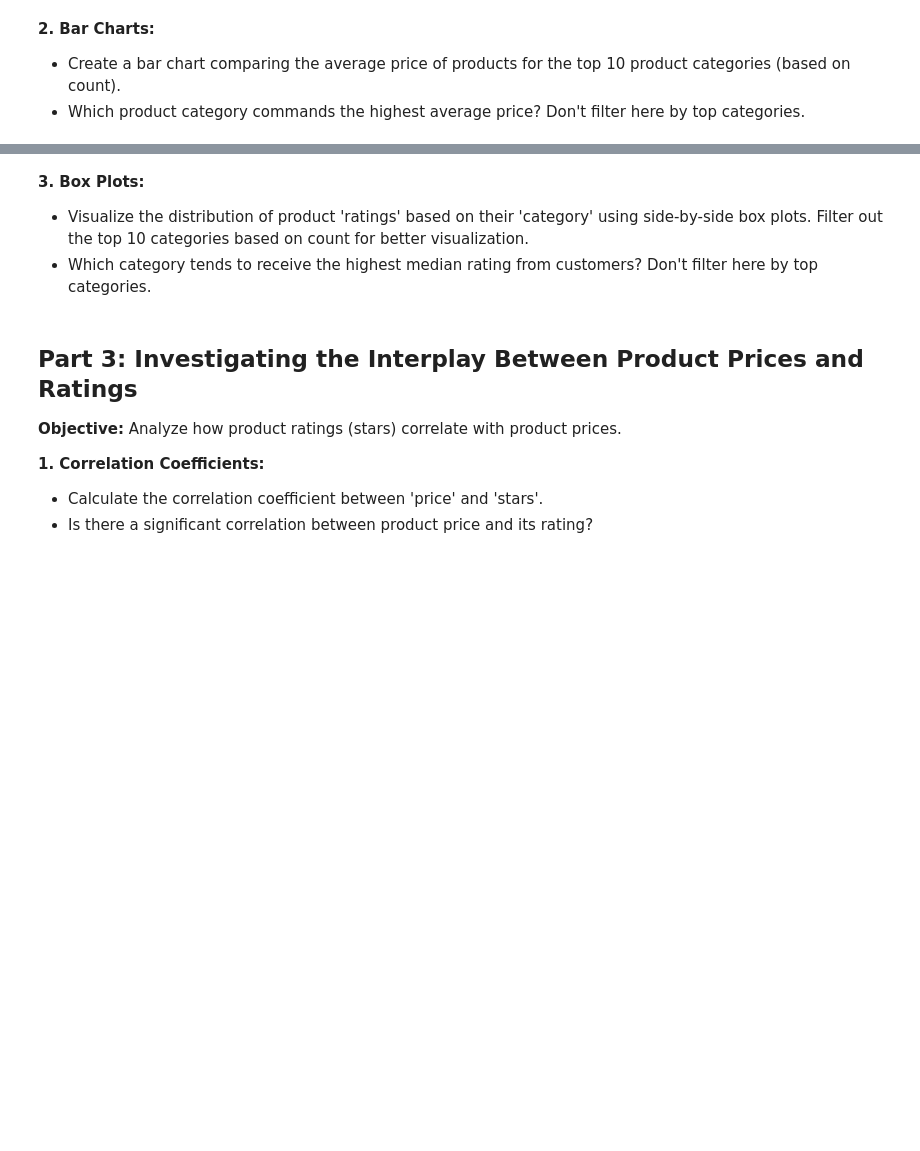
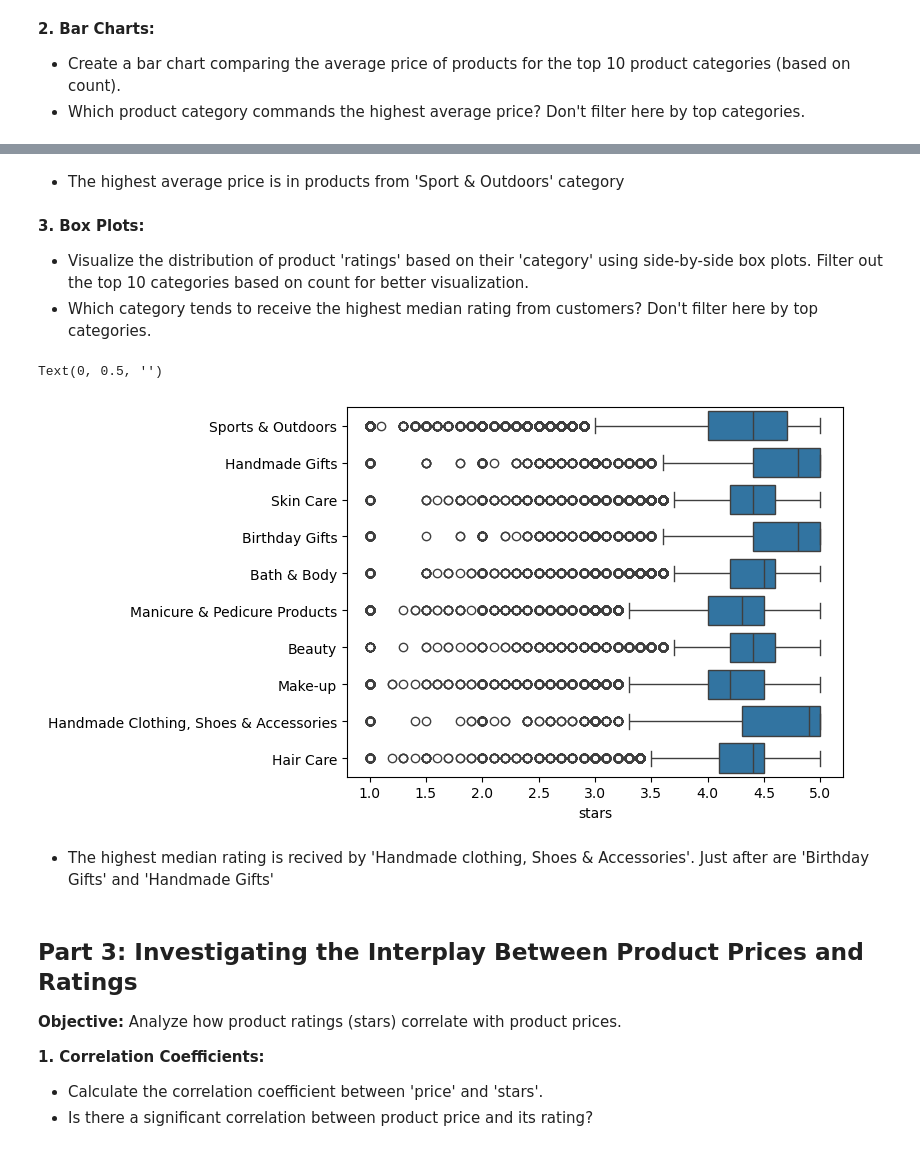
Before and after one commit to Beata2307/lab-eda-bivariate, a Jupyter notebook: Lab_EDA_bivariate.ipynb, the cells around one changed output, grey strips where cells are left out. Saved outputs shown, nothing was run; the diff lists cells and outputs as text; code cells hidden in the pictures; blank space fills up the shorter version.

```diff
--- a/Lab_EDA_bivariate.ipynb
+++ b/Lab_EDA_bivariate.ipynb
@@ -227,3 +195,5 @@ ax.set(title='', xlabel='', ylabel='')
+# %% [markdown]
+- The highest average price is in products from 'Sport & Outdoors' category
 # %% [markdown]
 **3. Box Plots:**
 
@@ -232,3 +205,13 @@ ax.set(title='', xlabel='', ylabel='')
+# %%
+# The stars with value = 0 were not included in the plot
+
+sns.boxplot(data=df_filter[(df_filter['category'].isin(cat_list)) &(df_filter['stars'] > 0)], y='category', x='stars')
+plt.ylabel('')
+# %% [output]
+Text(0, 0.5, '')
+[figure, added]
+# %% [markdown]
+- The highest median rating is recived by 'Handmade clothing, Shoes & Accessories'. Just after are 'Birthday Gifts' and 'Handmade Gifts'
 # %% [markdown]
 ## Part 3: Investigating the Interplay Between Product Prices and Ratings
 **Objective:** Analyze how product ratings (stars) correlate with product prices.
```
Also changed, not shown: parts of 30 cells of this notebook.
